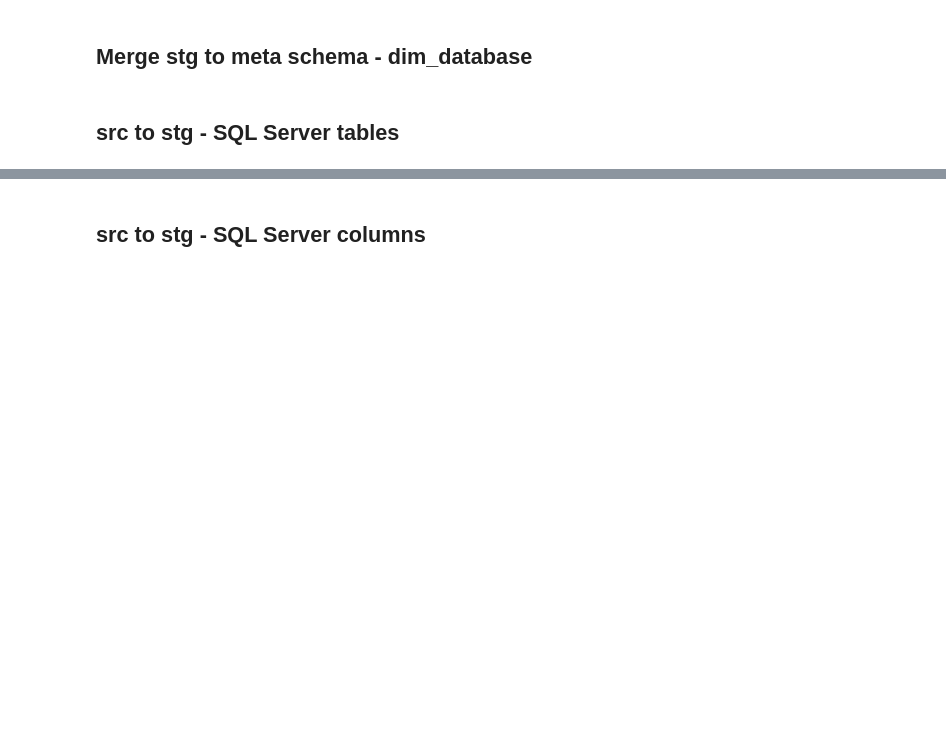
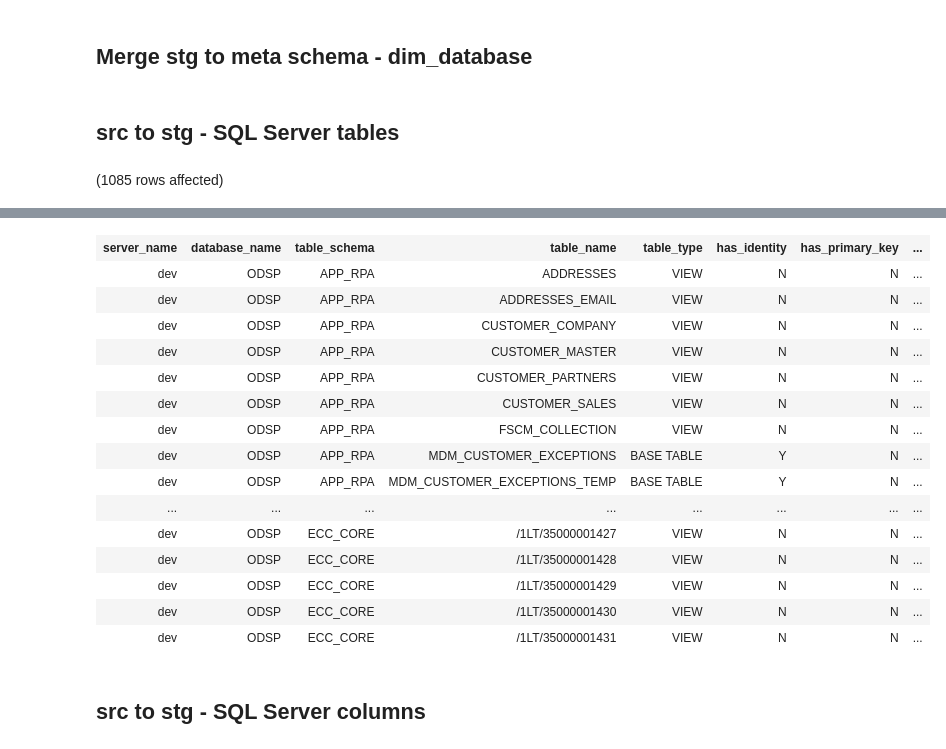
Before and after one commit to Jim-BITracks/notebook_snap_basics, a Jupyter notebook: content/metadata_refresh_for_sql_server.ipynb, the cells around one changed output, grey strips where cells are left out. Drawn from its saved outputs; the diff is of its cells as text; code cells hidden in the pictures; blank space fills up the shorter version.

```diff
--- a/content/metadata_refresh_for_sql_server.ipynb
+++ b/content/metadata_refresh_for_sql_server.ipynb
@@ -70,7 +87,7 @@ SELECT @@ROWCOUNT AS [row_count];
 # %% [markdown]
 ## src to stg - SQL Server tables
 # %%
-USE /*${SQL_Server_Database}*/[eltsnap_v2]/**/;
+--USE /*${SQL_Server_Database}*/[eltsnap_v2]/**/;
 
 DECLARE @Metadata_Server_Name SYSNAME = /*${Metadata_Server_Name}*/'dev'/**/;
 
@@ -112,3 +129,5 @@ SELECT DISTINCT @Metadata_Server_Name AS [server_name]
     ON p.[TABLE_SCHEMA] = t.[TABLE_SCHEMA]
    AND p.[TABLE_NAME] = t.[TABLE_NAME]
  WHERE [TABLE_TYPE] IN ('BASE TABLE', 'VIEW');
+# %% [output]
+(1085 rows affected)
@@ -115,3 +135,19 @@ SELECT DISTINCT @Metadata_Server_Name AS [server_name]
+| server_name | database_name | table_schema | table_name | table_type | has_identity | has_primary_key | ... |
+| dev | ODSP | APP_RPA | ADDRESSES | VIEW | N | N | ... |
+| dev | ODSP | APP_RPA | ADDRESSES_EMAIL | VIEW | N | N | ... |
+| dev | ODSP | APP_RPA | CUSTOMER_COMPANY | VIEW | N | N | ... |
+| dev | ODSP | APP_RPA | CUSTOMER_MASTER | VIEW | N | N | ... |
+| dev | ODSP | APP_RPA | CUSTOMER_PARTNERS | VIEW | N | N | ... |
+| dev | ODSP | APP_RPA | CUSTOMER_SALES | VIEW | N | N | ... |
+| dev | ODSP | APP_RPA | FSCM_COLLECTION | VIEW | N | N | ... |
+| dev | ODSP | APP_RPA | MDM_CUSTOMER_EXCEPTIONS | BASE TABLE | Y | N | ... |
+| dev | ODSP | APP_RPA | MDM_CUSTOMER_EXCEPTIONS_TEMP | BASE TABLE | Y | N | ... |
+| ... | ... | ... | ... | ... | ... | ... | ... |
+| dev | ODSP | ECC_CORE | /1LT/35000001427 | VIEW | N | N | ... |
+| dev | ODSP | ECC_CORE | /1LT/35000001428 | VIEW | N | N | ... |
+| dev | ODSP | ECC_CORE | /1LT/35000001429 | VIEW | N | N | ... |
+| dev | ODSP | ECC_CORE | /1LT/35000001430 | VIEW | N | N | ... |
+| dev | ODSP | ECC_CORE | /1LT/35000001431 | VIEW | N | N | ... |
 # %% [markdown]
 ## src to stg - SQL Server columns
 # %%
```
Also changed, not shown: parts of 2 cells of this notebook, 1 other file.
